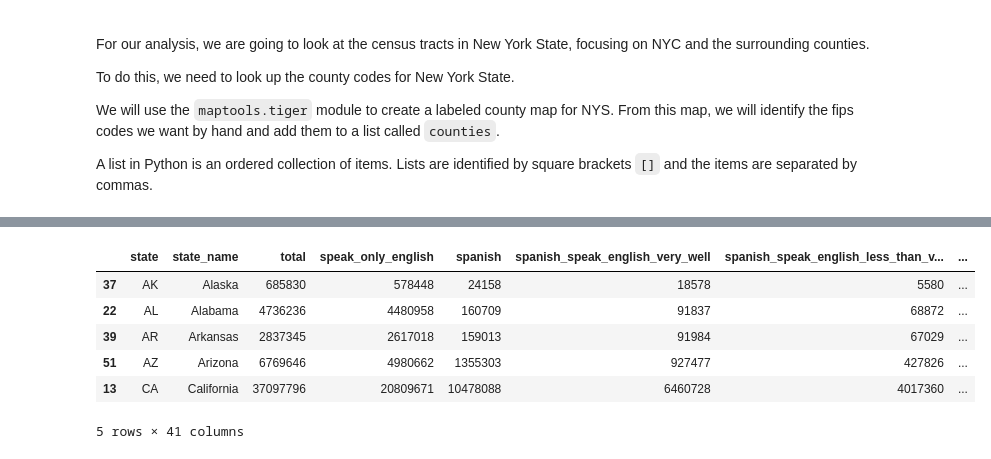
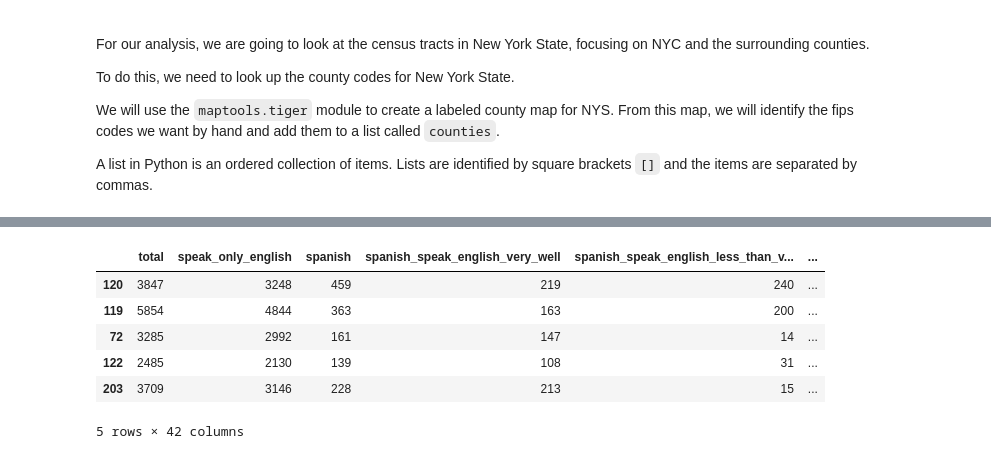
Before and after one commit to mcuringa/cartopy, a Jupyter notebook: notebooks/Census_Tracts.ipynb, the cells around one changed output, grey strips where cells are left out. Saved outputs shown, nothing was run; the diff lists cells and outputs as text; code cells hidden in the pictures.

Commit message:
saved Census_Tracts

```diff
--- a/notebooks/Census_Tracts.ipynb
+++ b/notebooks/Census_Tracts.ipynb
@@ -45,16 +47,16 @@ county_map
 # %%
 # load the data
-
-url = f"https://api.census.gov/data/2022/acs/acs5?get=group(C16001)&ucgid=pseudo(0100000US$0400000)"
+import requests
+url = f"https://api.census.gov/data/2022/acs/acs5?get=group(C16001)&ucgid=pseudo(0500000US36103$1400000)"
 meta_url = "https://api.census.gov/data/2022/acs/acs5"
 
 df = census_vars.get(url, meta_url)
 df.head(5)
 # %% [output]
-|  | state | state_name | total | speak_only_english | spanish | spanish_speak_english_very_well | spanish_speak_english_less_than_v... | ... |
-| 37 | AK | Alaska | 685830 | 578448 | 24158 | 18578 | 5580 | ... |
-| 22 | AL | Alabama | 4736236 | 4480958 | 160709 | 91837 | 68872 | ... |
-| 39 | AR | Arkansas | 2837345 | 2617018 | 159013 | 91984 | 67029 | ... |
-| 51 | AZ | Arizona | 6769646 | 4980662 | 1355303 | 927477 | 427826 | ... |
-| 13 | CA | California | 37097796 | 20809671 | 10478088 | 6460728 | 4017360 | ... |
+|  | total | speak_only_english | spanish | spanish_speak_english_very_well | spanish_speak_english_less_than_v... | ... |
+| 120 | 3847 | 3248 | 459 | 219 | 240 | ... |
+| 119 | 5854 | 4844 | 363 | 163 | 200 | ... |
+| 72 | 3285 | 2992 | 161 | 147 | 14 | ... |
+| 122 | 2485 | 2130 | 139 | 108 | 31 | ... |
+| 203 | 3709 | 3146 | 228 | 213 | 15 | ... |
-5 rows × 41 columns
+5 rows × 42 columns
```
Also changed, not shown: parts of 4 cells of this notebook.
